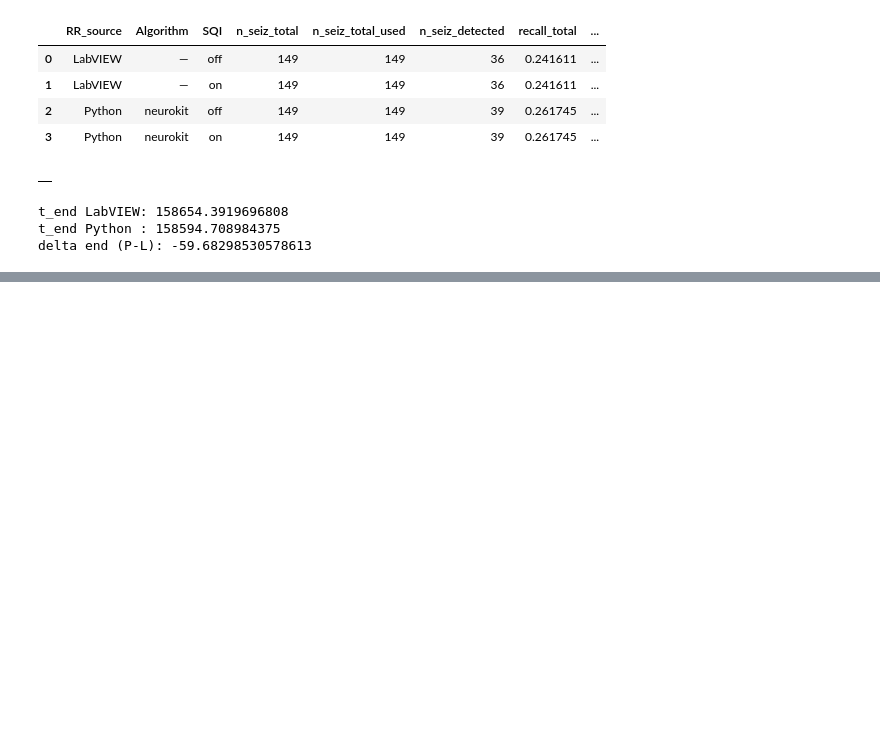
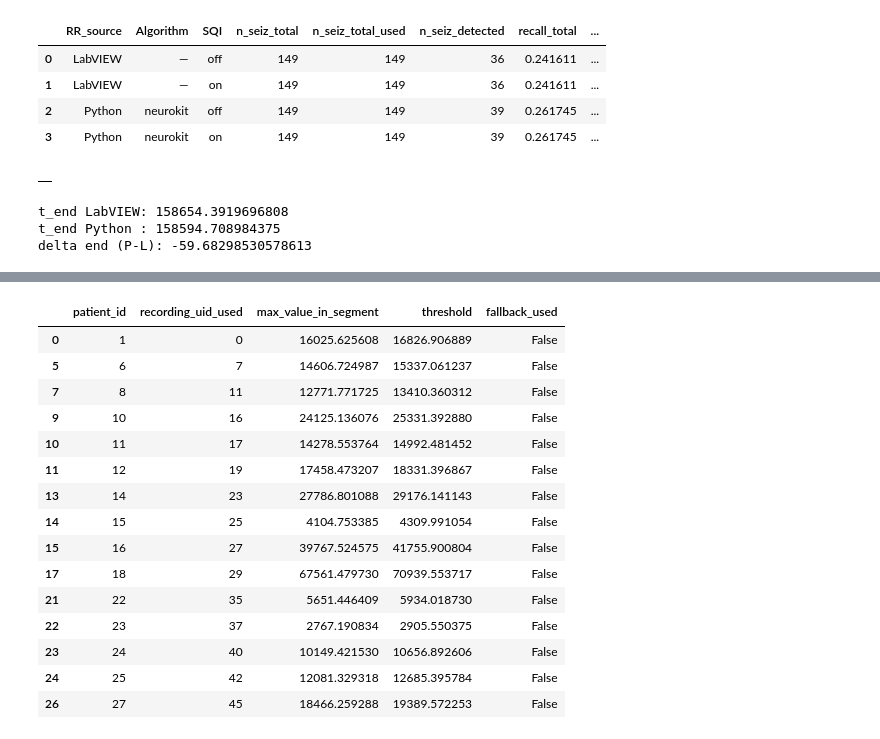
Before and after one commit to AU668208/Epilepsy_MasterThesis, a Jupyter notebook: Study5_main.ipynb, the cells around one changed output, grey strips where cells are left out. Saved outputs shown, nothing was run; the diff lists cells and outputs as text; code cells hidden in the pictures; blank space fills up the shorter version.

```diff
--- a/Study5_main.ipynb
+++ b/Study5_main.ipynb
@@ -293,0 +307,9 @@ delta end (P-L): -59.68298530578613
+# %%
+thr = out.thr_meta_modcsi.copy()
+thr.to_csv(STUDY5_OUT/"study5_threshold_meta_modcsi.csv", index=False)
+
+# kort “rapport-view”
+display(
+    thr.groupby(["mode_used"])["threshold"]
+       .describe(percentiles=[0.1,0.5,0.9])[["10%","50%","90%"]]
+)
@@ -293,0 +322,20 @@ delta end (P-L): -59.68298530578613
+# %%
+thr24 = thr[thr["mode_used"]=="first_24h"].sort_values("patient_id")
+display(thr24[["patient_id","recording_uid_used","max_value_in_segment","threshold","fallback_used"]].head(15))
+# %% [output]
+|  | patient_id | recording_uid_used | max_value_in_segment | threshold | fallback_used |
+| 0 | 1 | 0 | 16025.625608 | 16826.906889 | False |
+| 5 | 6 | 7 | 14606.724987 | 15337.061237 | False |
+| 7 | 8 | 11 | 12771.771725 | 13410.360312 | False |
+| 9 | 10 | 16 | 24125.136076 | 25331.392880 | False |
+| 10 | 11 | 17 | 14278.553764 | 14992.481452 | False |
+| 11 | 12 | 19 | 17458.473207 | 18331.396867 | False |
+| 13 | 14 | 23 | 27786.801088 | 29176.141143 | False |
+| 14 | 15 | 25 | 4104.753385 | 4309.991054 | False |
+| 15 | 16 | 27 | 39767.524575 | 41755.900804 | False |
+| 17 | 18 | 29 | 67561.479730 | 70939.553717 | False |
+| 21 | 22 | 35 | 5651.446409 | 5934.018730 | False |
+| 22 | 23 | 37 | 2767.190834 | 2905.550375 | False |
+| 23 | 24 | 40 | 10149.421530 | 10656.892606 | False |
+| 24 | 25 | 42 | 12081.329318 | 12685.395784 | False |
+| 26 | 27 | 45 | 18466.259288 | 19389.572253 | False |
```
Also changed, not shown: parts of 11 cells of this notebook.
